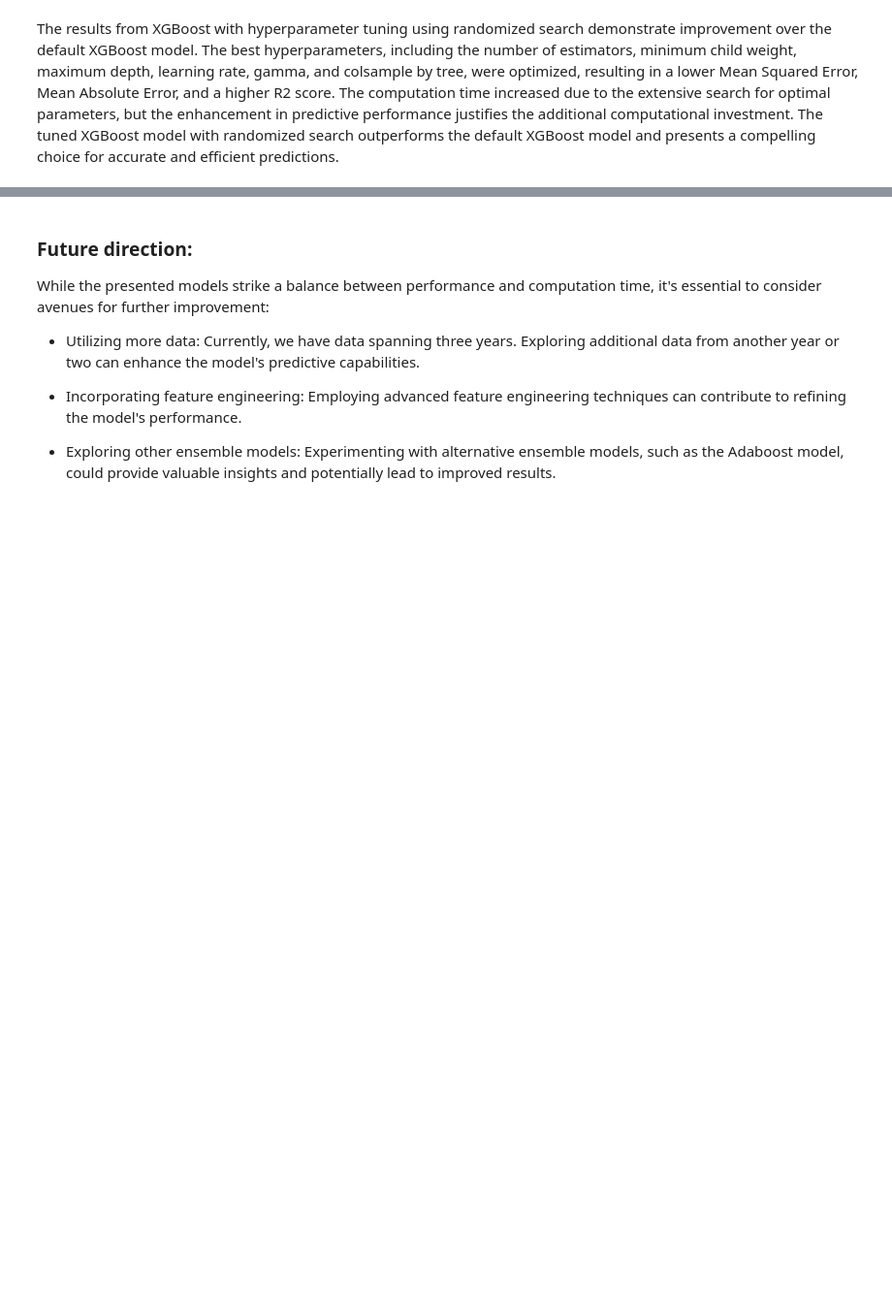
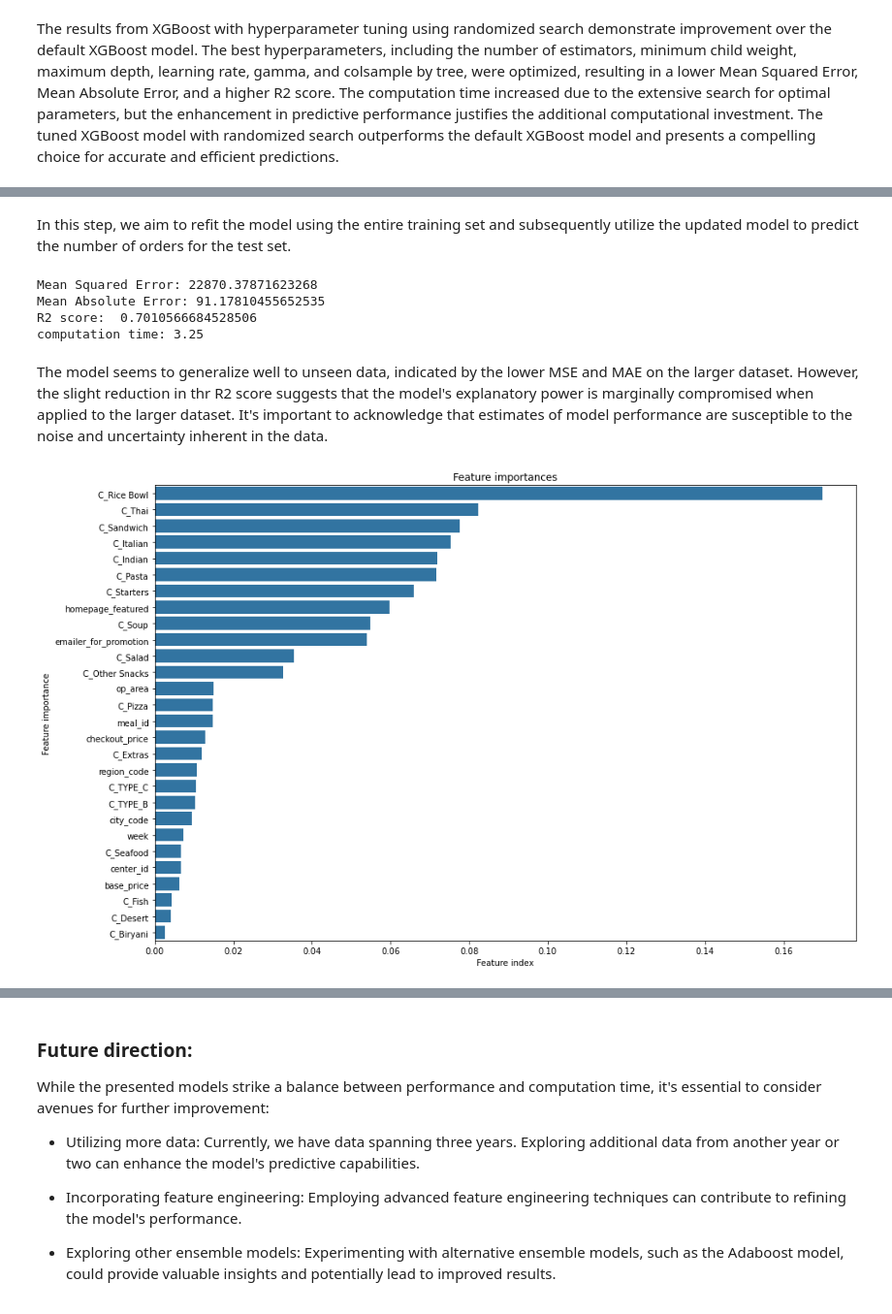
Before and after one commit to arezoo396/Capstone2-Food-Demand-Forecasting, a Jupyter notebook: Notebooks/Capstone2-Modeling.ipynb, the cells around one changed output, grey strips where cells are left out. Shown at 97% size. Saved outputs shown, nothing was run; the diff lists cells and outputs as text; code cells hidden in the pictures; blank space fills up the shorter version.

```diff
--- a/Notebooks/Capstone2-Modeling.ipynb
+++ b/Notebooks/Capstone2-Modeling.ipynb
@@ -660,0 +657,2 @@ The selection of the best model depends on the specific requirements of the prob
+# %% [markdown]
+In this step, we aim to refit the model using the entire training set and subsequently utilize the updated model to predict the number of orders for the test set.
@@ -660,0 +670,45 @@ The selection of the best model depends on the specific requirements of the prob
+# %%
+#Create X and y for the entire tarining set
+train_X=food_orders_c.drop(columns=['id','num_orders'])
+train_X[numerical_features] = scaler.fit_transform(train_X[numerical_features])
+train_y=food_orders_c['num_orders']
+# %%
+# Initialize the  regressor (using the tunned XGBoost model)
+xgbr_f= xgb.XGBRegressor(n_estimators= 100, min_child_weight= 3.0, max_depth= 10, learning_rate= None, gamma= 0.25, colsample_bytree=0.7,random_state=42)
+
+#Trian the model on the the training data
+start_time = time.time()
+xgbr_f.fit(train_X,train_y.values.ravel())
+duration = time.time() - start_time
+
+#Make predictions on the testing data
+y_pred_f=xgbr_f.predict(test_X)
+
+# Print the mean squared/absolute error and R2 for the best model
+results(test_y,y_pred_f)
+# %% [output]
+Mean Squared Error: 22870.37871623268
+Mean Absolute Error: 91.17810455652535
+R2 score:  0.7010566684528506
+computation time: 3.25
+# %% [markdown]
+The model seems to generalize well to unseen data, indicated by the lower MSE and MAE on the larger dataset. However, the slight reduction in thr R2 score suggests that the model's explanatory power is marginally compromised when applied to the larger dataset.
+It's important to acknowledge that estimates of model performance are susceptible to the noise and uncertainty inherent in the data.
+# %%
+# Get feature importances
+importances_xgbr_f = xgbr_f.feature_importances_
+
+#Create a dataframe with feature names and their importances
+#and sort feature importances in descending order
+feature_importance_xgbr_f=pd.DataFrame({'Feature': train_X.columns,'Importance': importances_xgbr_f})
+feature_importance_xgbr_f=feature_importance_xgbr_f.sort_values(by='Importance',  ascending=False)
+
+# Plot feature importances
+plt.figure(figsize=(15,10))
+plt.title("Feature importances")
+sns.barplot(x='Importance', y='Feature', data=feature_importance_xgbr_f)
+plt.xlabel("Feature index")
+plt.ylabel("Feature importance")
+plt.show()
+# %% [output]
+[figure, added]
```
Also changed, not shown: parts of 58 cells of this notebook.
